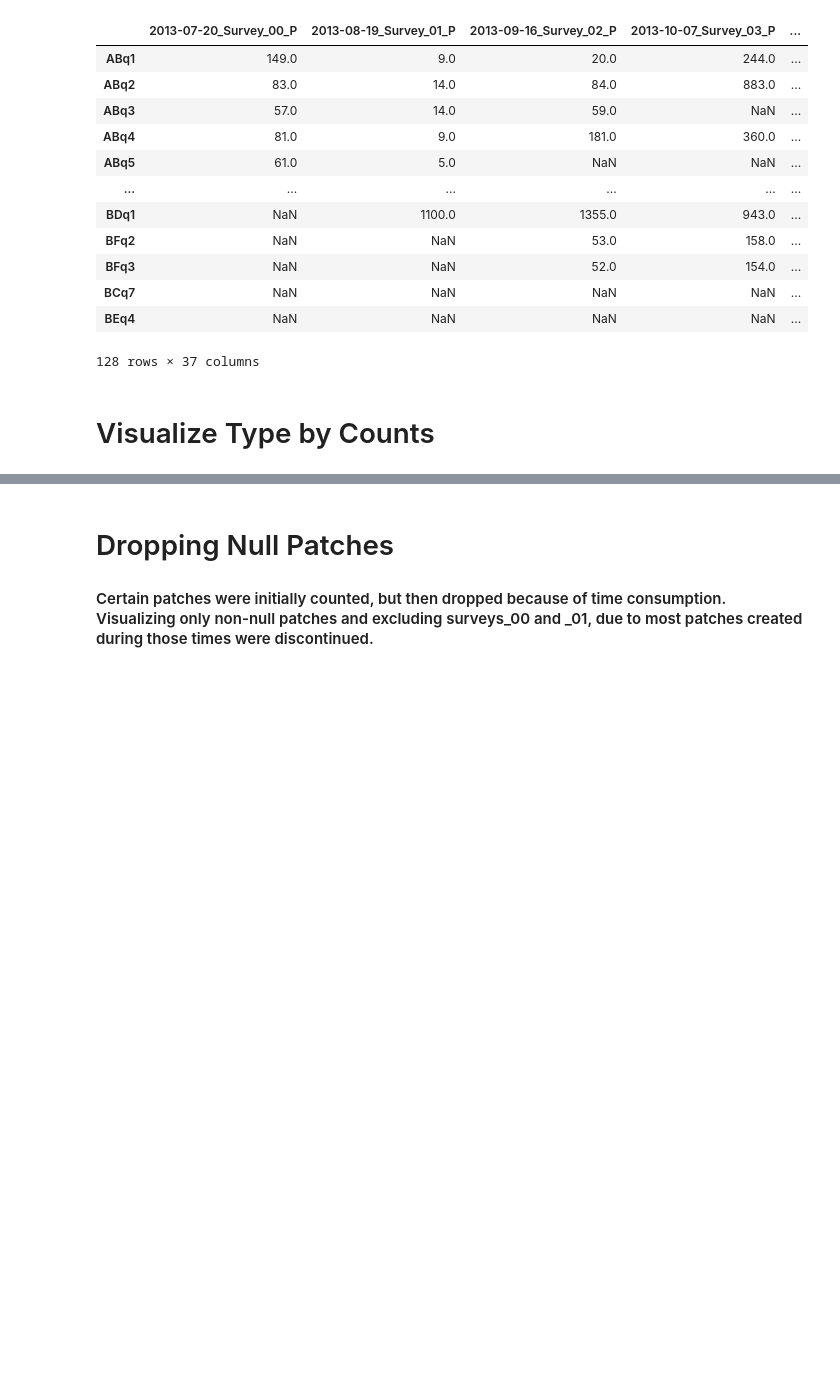
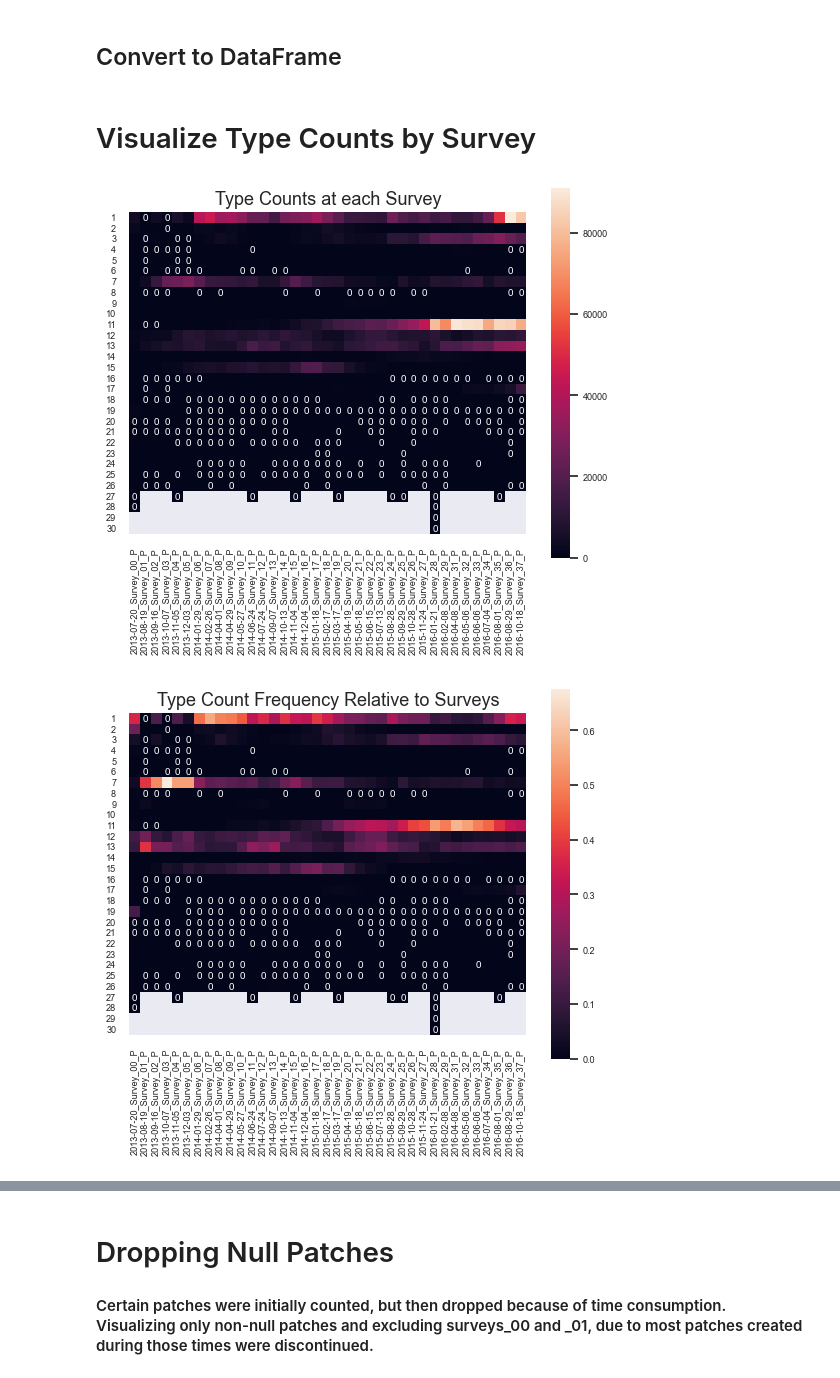
Before and after one commit to NovakLab-EECS/OR_Intertidal_ExpPatch_ImageAnalysis-2, a Jupyter notebook: Train - Analysis.ipynb, the cells around one changed output, grey strips where cells are left out. Cells and saved outputs as stored; diff of their text form; code cells hidden in the pictures; blank space fills up the shorter version.

```diff
--- a/Train - Analysis.ipynb
+++ b/Train - Analysis.ipynb
@@ -72,22 +88,2 @@ for picDir in picDirs:
-# %%
-# Count by Survey
-cbs_df = pd.DataFrame(countBySurvey)
-# Count by Type
-cbt_df = pd.DataFrame(cbs_df.sum(axis=1)).T
-# Patch total counts across Surveys
-ps_df = pd.DataFrame(SurveyPatchFreq)
-ps_df
-# %% [output]
-|  | 2013-07-20_Survey_00_P | 2013-08-19_Survey_01_P | 2013-09-16_Survey_02_P | 2013-10-07_Survey_03_P | ... |
-| ABq1 | 149.0 | 9.0 | 20.0 | 244.0 | ... |
-| ABq2 | 83.0 | 14.0 | 84.0 | 883.0 | ... |
-| ABq3 | 57.0 | 14.0 | 59.0 | NaN | ... |
-| ABq4 | 81.0 | 9.0 | 181.0 | 360.0 | ... |
-| ABq5 | 61.0 | 5.0 | NaN | NaN | ... |
-| ... | ... | ... | ... | ... | ... |
-| BDq1 | NaN | 1100.0 | 1355.0 | 943.0 | ... |
-| BFq2 | NaN | NaN | 53.0 | 158.0 | ... |
-| BFq3 | NaN | NaN | 52.0 | 154.0 | ... |
-| BCq7 | NaN | NaN | NaN | NaN | ... |
-| BEq4 | NaN | NaN | NaN | NaN | ... |
-128 rows × 37 columns
+# %% [markdown]
+## Convert to DataFrame
@@ -94,2 +99,30 @@ ps_df
 # %% [markdown]
-# Visualize Type by Counts
+# Visualize Type Counts by Survey
+# %%
+# Type counts at each survey
+sns.set(font_scale=.6)
+ax = sns.heatmap(scx_df, square=True, annot=True)
+for t in ax.texts:
+    if float(t.get_text())==0:
+        t.set_text(t.get_text())
+    else:
+        t.set_text("")
+plt.title('Type Counts at each Survey', fontsize=13)
+plt.yticks(rotation=0)
+plt.show()
+
+# Type counts relative to total survey count
+normd_cbs_df = scx_df.div(scx_df.sum(axis=0), axis=1)
+sns.set(font_scale=.6)
+ax = sns.heatmap(normd_cbs_df, square=True, annot=True)
+for t in ax.texts:
+    if float(t.get_text())==0:
+        t.set_text(t.get_text())
+    else:
+        t.set_text("")
+plt.title('Type Count Frequency Relative to Surveys', fontsize=13)
+plt.yticks(rotation=0)
+plt.show()
+# %% [output]
+[figure, added]
+[figure, added]
```
Also changed, not shown: parts of 12 cells of this notebook.
